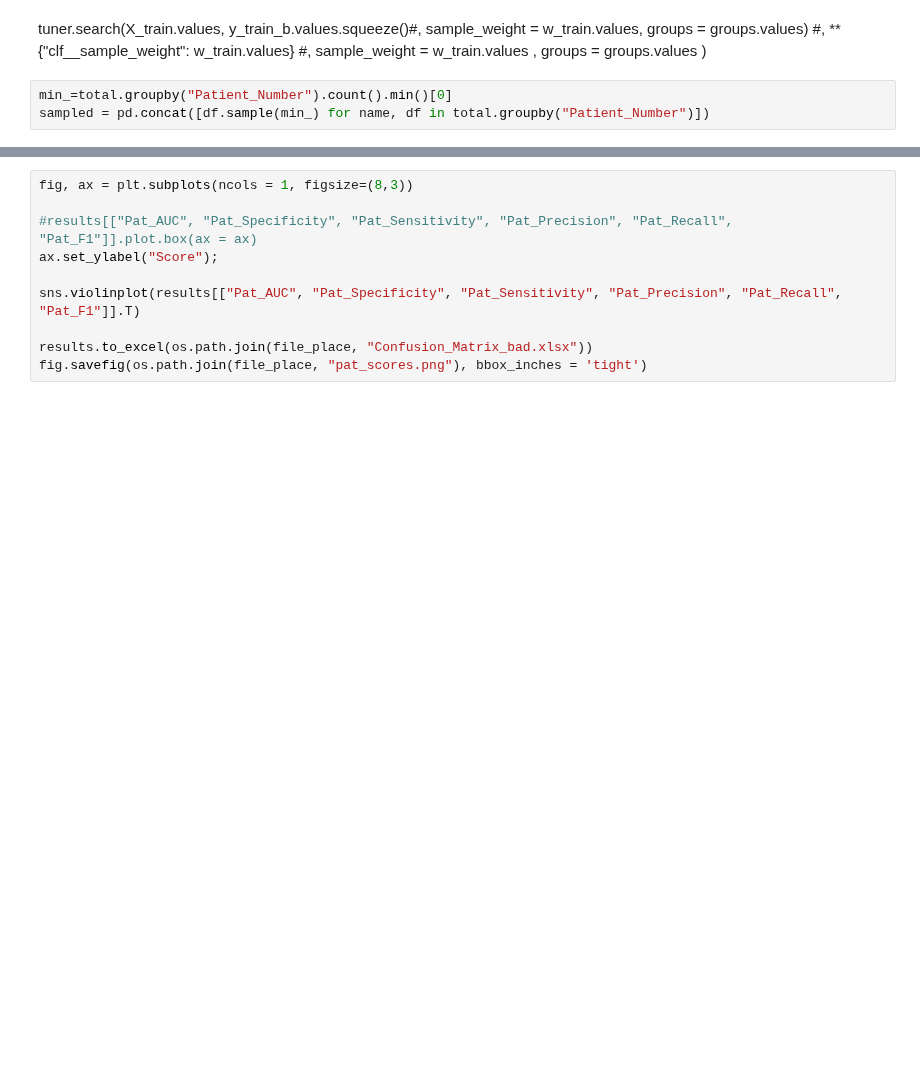
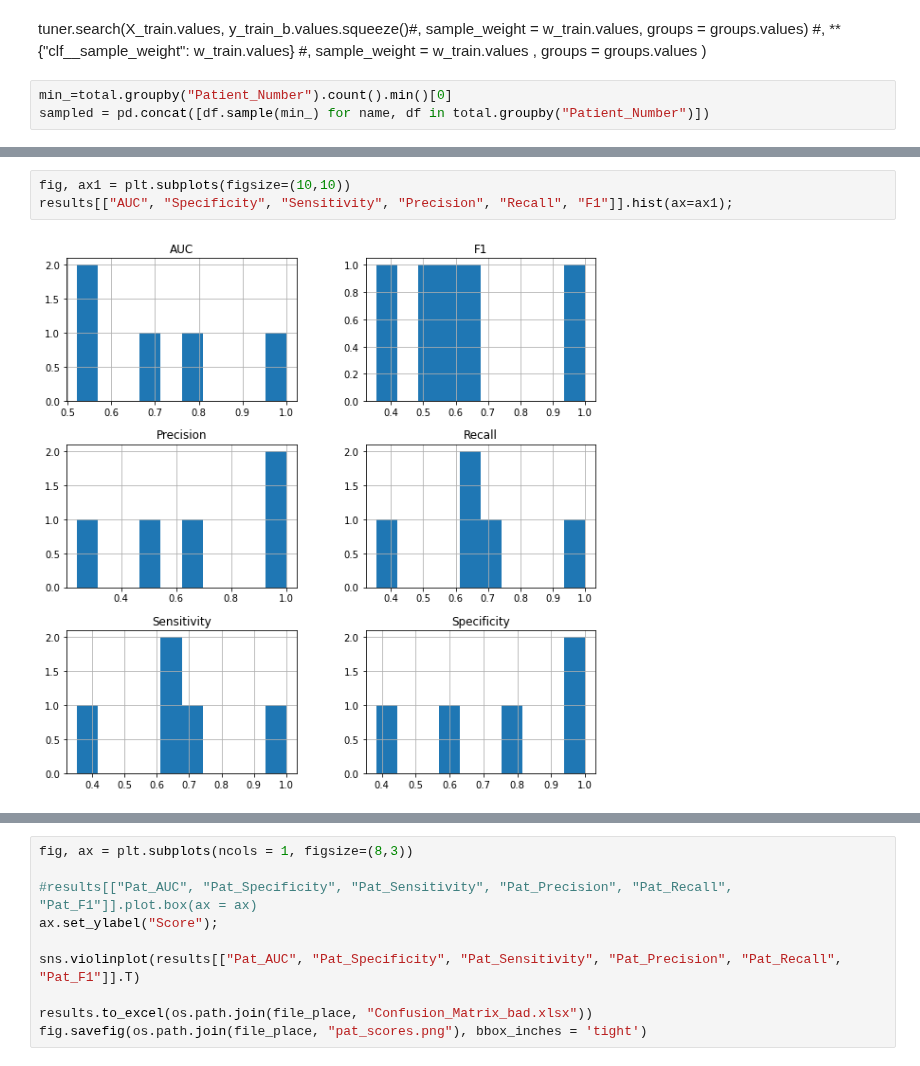
Before and after one commit to c-whitley/PHD, a Jupyter notebook: Prognosis.ipynb, the cells around one changed output, grey strips where cells are left out. Cells and saved outputs as stored; diff of their text form; blank space fills up the shorter version.

Commit message:
Updating prognosis results

```diff
--- a/Prognosis.ipynb
+++ b/Prognosis.ipynb
@@ -1073,0 +1111,5 @@ fig.savefig(os.path.join(file_place, "scores.png"), bbox_inches = 'tight')
+# %%
+fig, ax1 = plt.subplots(figsize=(10,10))
+results[["AUC", "Specificity", "Sensitivity", "Precision", "Recall", "F1"]].hist(ax=ax1);
+# %% [output]
+[figure, added]
```
Also changed, not shown: parts of 10 cells of this notebook.
